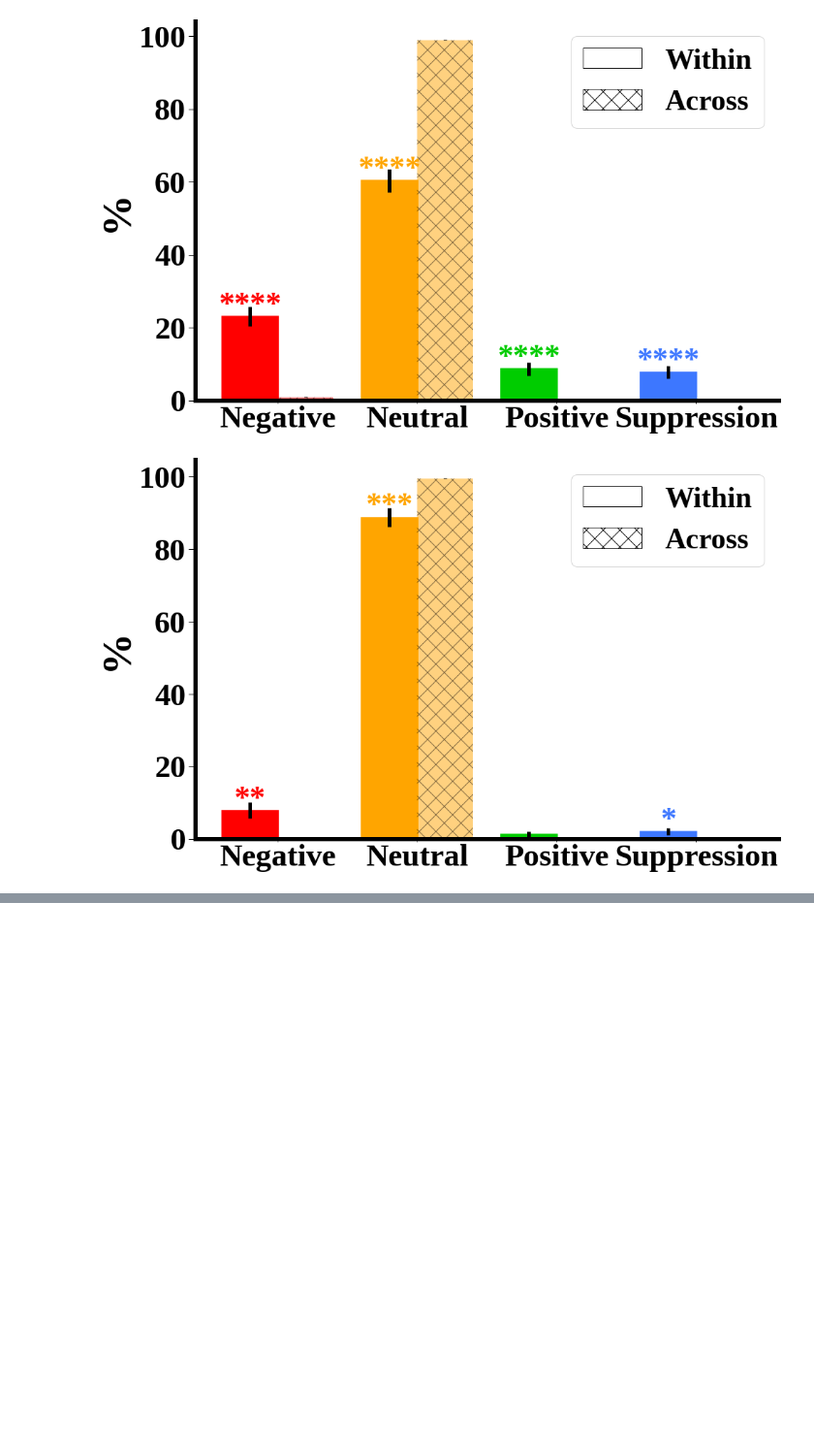
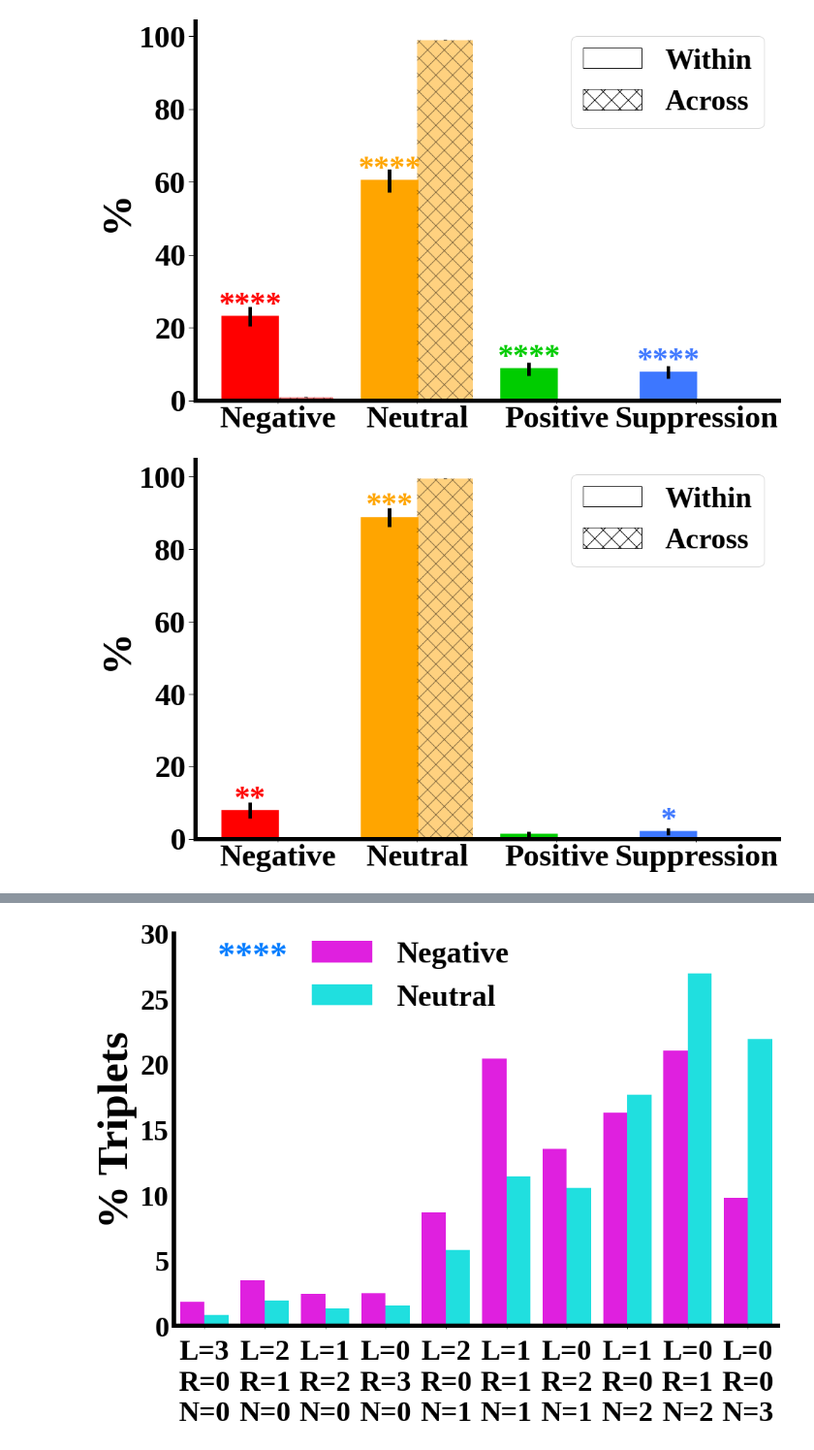
Before and after one commit to KISRDevelopment/cell_viability_paper, a Jupyter notebook: figures.ipynb, the cells around one changed output, grey strips where cells are left out. Shown at 97% size. Drawn from its saved outputs; the diff is of its cells as text; code cells hidden in the pictures; blank space fills up the shorter version.

Commit message:
update figures notebook

```diff
--- a/figures.ipynb
+++ b/figures.ipynb
@@ -711,0 +799,92 @@ plot_groups_summary(summarize_groups("../generated-data/pathways_analysis.xlsx")
+# %%
+def compute_obs_freq(task_path, smf_path):
+
+    df = pd.read_feather(task_path)
+
+    smf_df = pd.read_feather(smf_path)
+
+    smf = dict(zip(smf_df['id'], smf_df['bin']))
+
+    genes_with_smf = set(smf_df['id'])
+
+    with_smf_ix = (df['a_id'].isin(genes_with_smf)) & (df['b_id'].isin(genes_with_smf)) & (df['c_id'].isin(genes_with_smf))
+    print("# pairs without smf: %d" % np.sum(~with_smf_ix))
+
+    df = df[with_smf_ix]
+
+    Ms = []
+    for bin in range(2):
+        ix = df['bin'] == bin
+        print("# observation in %d: %d" % (bin, np.sum(ix)))
+
+        sdf = df[ix]
+
+        a_smf_bin = np.array([smf[i] for i in sdf['a_id']]).astype(int)
+        b_smf_bin = np.array([smf[i] for i in sdf['b_id']]).astype(int)
+        c_smf_bin = np.array([smf[i] for i in sdf['c_id']]).astype(int)
+
+        all_bins = np.vstack((a_smf_bin, b_smf_bin, c_smf_bin)).T
+
+        n_l = np.sum(all_bins == 0, axis=1)
+        n_r = np.sum(all_bins == 1, axis=1)
+        n_n = np.sum(all_bins == 2, axis=1)
+
+        M = np.zeros((4,4,4))
+        for i in range(len(a_smf_bin)):
+            M[n_l[i], n_r[i], n_n[i]] += 1
+        Ms.append(M)
+
+    return Ms
+
+def create_tgi_detailed_smf(Ms, gi_labels=['Negative', 'Neutral']):
+    rows = []
+    for bin in [0, 1]:
+        M = Ms[bin]
+
+        vals = []
+        labels = []
+        for n_n in range(M.shape[0]):
+            for n_r in range(4 - n_n):
+                n_l = 3 - n_n - n_r
+                vals.append(M[n_l, n_r, n_n])
+                rows.append({
+                    "x" : "L=%d\nR=%d\nN=%d" % (n_l, n_r, n_n),
+                    "hue" : gi_labels[bin],
+                    "y" : M[n_l, n_r, n_n] * 100 / np.sum(M),
+                    "raw_y" : M[n_l, n_r, n_n]
+                })
+
+    return pd.DataFrame(rows)
+
+def create_tgi_summary_smf(Ms, gi_labels=['Negative', 'Neutral']):
+    rows = []
+    for bin in [0, 1]:
+        M = Ms[bin]
+
+        rows.append({
+            "x" : "N < 2",
+            "hue" : gi_labels[bin],
+            "y" : np.sum(M[:, :, :2]) * 100 / np.sum(M),
+            "raw_y" : np.sum(M[:, :, :2])
+        })
+
+        rows.append({
+            "x" : "N ≥ 2",
+            "hue" : gi_labels[bin],
+            "y" : np.sum(M[:, :, 2:]) * 100 / np.sum(M),
+            "raw_y" : np.sum(M[:,:,2:])
+        })
+
+    return pd.DataFrame(rows)
+
+Ms = compute_obs_freq("../generated-data/dataset_yeast_tgi.feather", "../generated-data/dataset_yeast_smf.feather")
+plot_distrib(create_tgi_detailed_smf(Ms), { 'Negative' : 'magenta', 'Neutral' : 'cyan' },
+            '', '% Triplets', 0,
+            [0, 30], '#007bff',
+            legend_pos=(0.6, 1.05),
+            stars_pos=(0.13, 0.98), tick_label_size=40)
+
+plot_distrib(create_tgi_summary_smf(Ms), { 'Negative' : 'magenta', 'Neutral' : 'cyan' },
+            '', '% Triplets', 0,
+            [0, 70], '#007bff', tick_label_size=50, xlim=[-0.5, 4.5])
+# %% [output]
@@ -711,0 +894 @@ plot_groups_summary(summarize_groups("../generated-data/pathways_analysis.xlsx")
+[figure, added]
```
Also changed, not shown: parts of 6 cells of this notebook, 2 other files.
